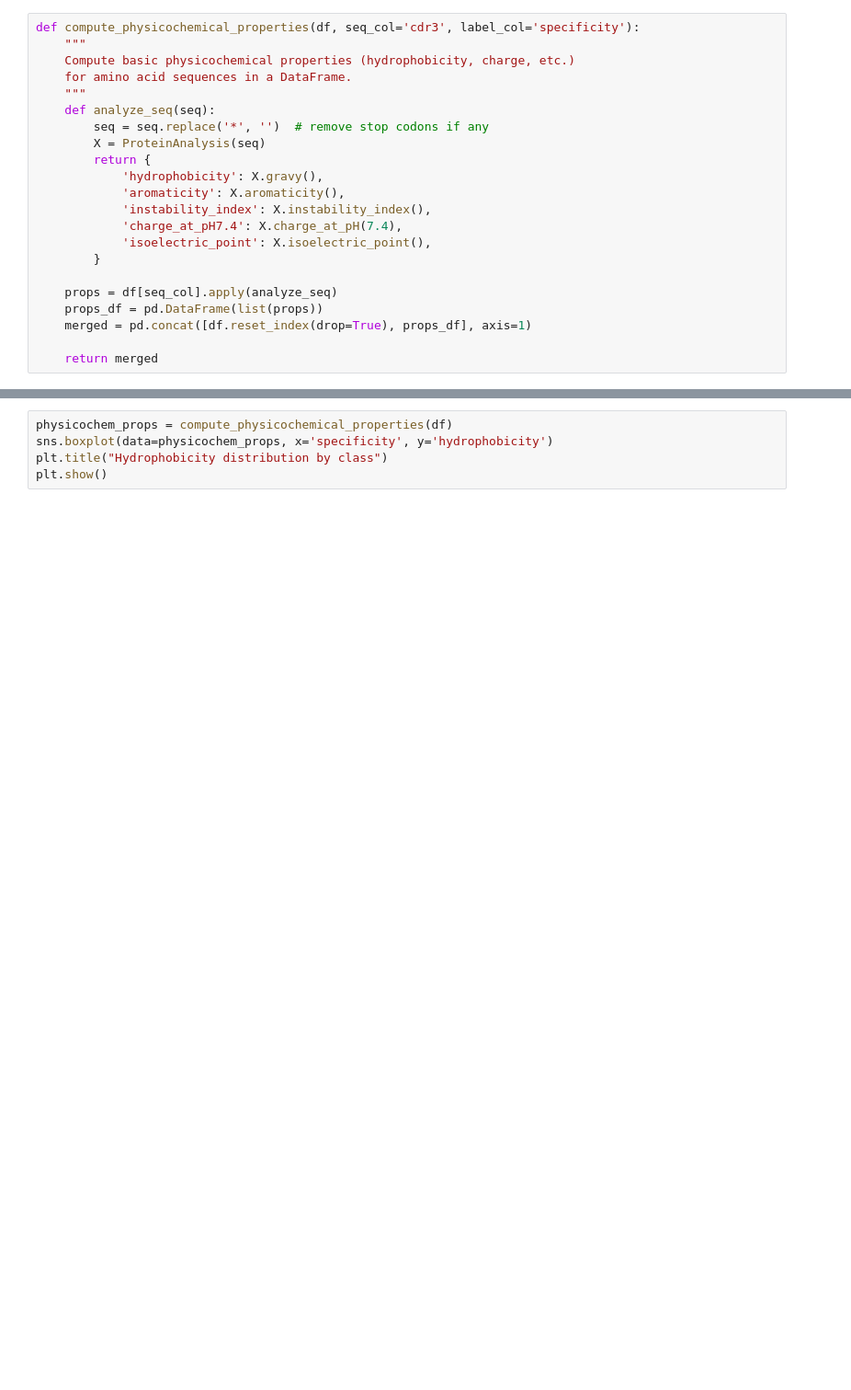
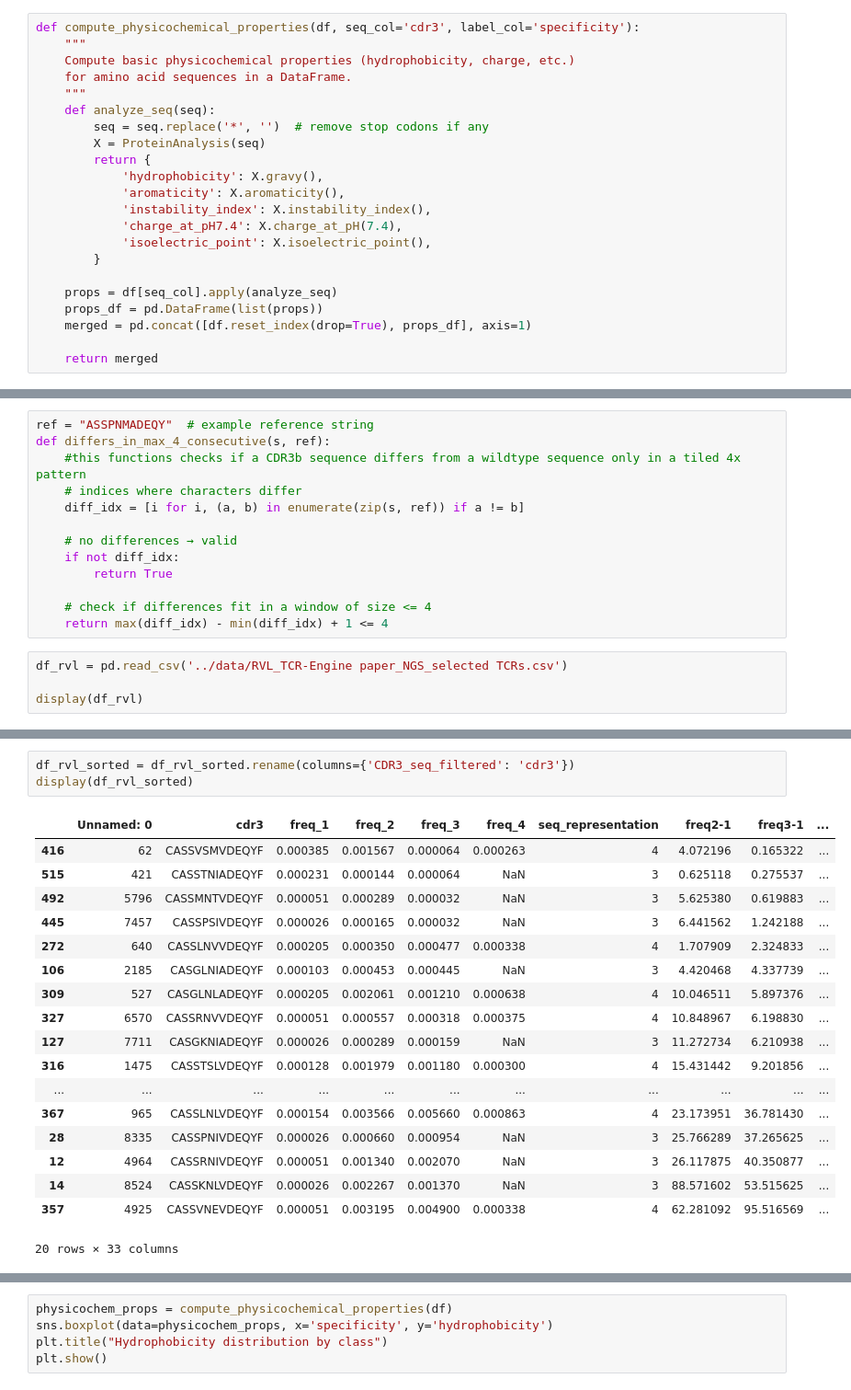
Before and after one commit to marluca95/NGS_pipeline, a Jupyter notebook: notebooks/variant_analysis.ipynb, the cells around one changed output, grey strips where cells are left out. Shown at 92% size. Cells and saved outputs as stored; diff of their text form; blank space fills up the shorter version.

```diff
--- a/notebooks/variant_analysis.ipynb
+++ b/notebooks/variant_analysis.ipynb
@@ -856,0 +820,17 @@ def compute_physicochemical_properties(df, seq_col='cdr3', label_col='specificit
+# %%
+ref = "ASSPNMADEQY"  # example reference string
+def differs_in_max_4_consecutive(s, ref):
+    #this functions checks if a CDR3b sequence differs from a wildtype sequence only in a tiled 4x pattern
+    # indices where characters differ
+    diff_idx = [i for i, (a, b) in enumerate(zip(s, ref)) if a != b]
+
+    # no differences → valid
+    if not diff_idx:
+        return True
+
+    # check if differences fit in a window of size <= 4
+    return max(diff_idx) - min(diff_idx) + 1 <= 4
+# %%
+df_rvl = pd.read_csv('../data/RVL_TCR-Engine paper_NGS_selected TCRs.csv')
+
+display(df_rvl)
@@ -856,0 +896,22 @@ def compute_physicochemical_properties(df, seq_col='cdr3', label_col='specificit
+# %%
+df_rvl_sorted = df_rvl_sorted.rename(columns={'CDR3_seq_filtered': 'cdr3'})
+display(df_rvl_sorted)
+# %% [output]
+|  | Unnamed: 0 | cdr3 | freq_1 | freq_2 | freq_3 | freq_4 | seq_representation | freq2-1 | freq3-1 | ... |
+| 416 | 62 | CASSVSMVDEQYF | 0.000385 | 0.001567 | 0.000064 | 0.000263 | 4 | 4.072196 | 0.165322 | ... |
+| 515 | 421 | CASSTNIADEQYF | 0.000231 | 0.000144 | 0.000064 | NaN | 3 | 0.625118 | 0.275537 | ... |
+| 492 | 5796 | CASSMNTVDEQYF | 0.000051 | 0.000289 | 0.000032 | NaN | 3 | 5.625380 | 0.619883 | ... |
+| 445 | 7457 | CASSPSIVDEQYF | 0.000026 | 0.000165 | 0.000032 | NaN | 3 | 6.441562 | 1.242188 | ... |
+| 272 | 640 | CASSLNVVDEQYF | 0.000205 | 0.000350 | 0.000477 | 0.000338 | 4 | 1.707909 | 2.324833 | ... |
+| 106 | 2185 | CASGLNIADEQYF | 0.000103 | 0.000453 | 0.000445 | NaN | 3 | 4.420468 | 4.337739 | ... |
+| 309 | 527 | CASGLNLADEQYF | 0.000205 | 0.002061 | 0.001210 | 0.000638 | 4 | 10.046511 | 5.897376 | ... |
+| 327 | 6570 | CASSRNVVDEQYF | 0.000051 | 0.000557 | 0.000318 | 0.000375 | 4 | 10.848967 | 6.198830 | ... |
+| 127 | 7711 | CASGKNIADEQYF | 0.000026 | 0.000289 | 0.000159 | NaN | 3 | 11.272734 | 6.210938 | ... |
+| 316 | 1475 | CASSTSLVDEQYF | 0.000128 | 0.001979 | 0.001180 | 0.000300 | 4 | 15.431442 | 9.201856 | ... |
+| ... | ... | ... | ... | ... | ... | ... | ... | ... | ... | ... |
+| 367 | 965 | CASSLNLVDEQYF | 0.000154 | 0.003566 | 0.005660 | 0.000863 | 4 | 23.173951 | 36.781430 | ... |
+| 28 | 8335 | CASSPNIVDEQYF | 0.000026 | 0.000660 | 0.000954 | NaN | 3 | 25.766289 | 37.265625 | ... |
+| 12 | 4964 | CASSRNIVDEQYF | 0.000051 | 0.001340 | 0.002070 | NaN | 3 | 26.117875 | 40.350877 | ... |
+| 14 | 8524 | CASSKNLVDEQYF | 0.000026 | 0.002267 | 0.001370 | NaN | 3 | 88.571602 | 53.515625 | ... |
+| 357 | 4925 | CASSVNEVDEQYF | 0.000051 | 0.003195 | 0.004900 | 0.000338 | 4 | 62.281092 | 95.516569 | ... |
+20 rows × 33 columns
```
Also changed, not shown: parts of 20 cells of this notebook, 7 other files.
